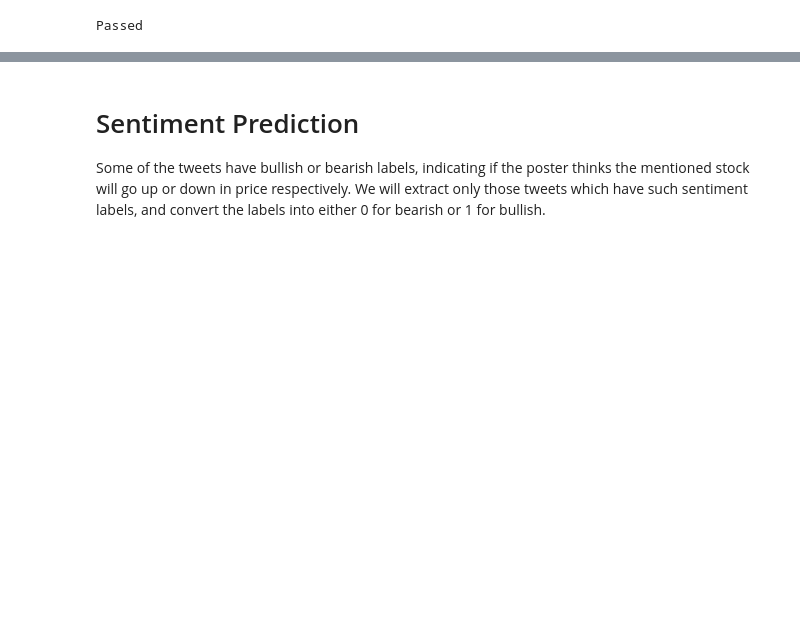
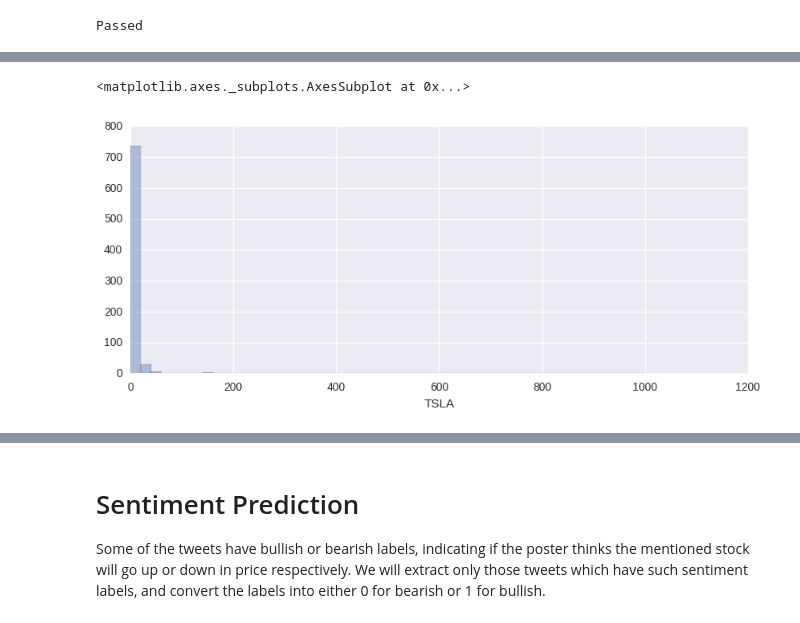
Before and after one commit to Frank-node/stocktwits_analysis, a Jupyter notebook: stocktwits_analysis.ipynb, the cells around one changed output, grey strips where cells are left out. Drawn from its saved outputs; the diff is of its cells as text; code cells hidden in the pictures; blank space fills up the shorter version.

```diff
--- a/stocktwits_analysis.ipynb
+++ b/stocktwits_analysis.ipynb
@@ -143,0 +333,6 @@ Passed
+# %%
+plt.figure(figsize=(10,4))
+sns.distplot(co.loc['TSLA',:], kde=False)
+# %% [output]
+<matplotlib.axes._subplots.AxesSubplot at 0x...>
+[figure, added]
```
Also changed, not shown: parts of 39 cells of this notebook.
